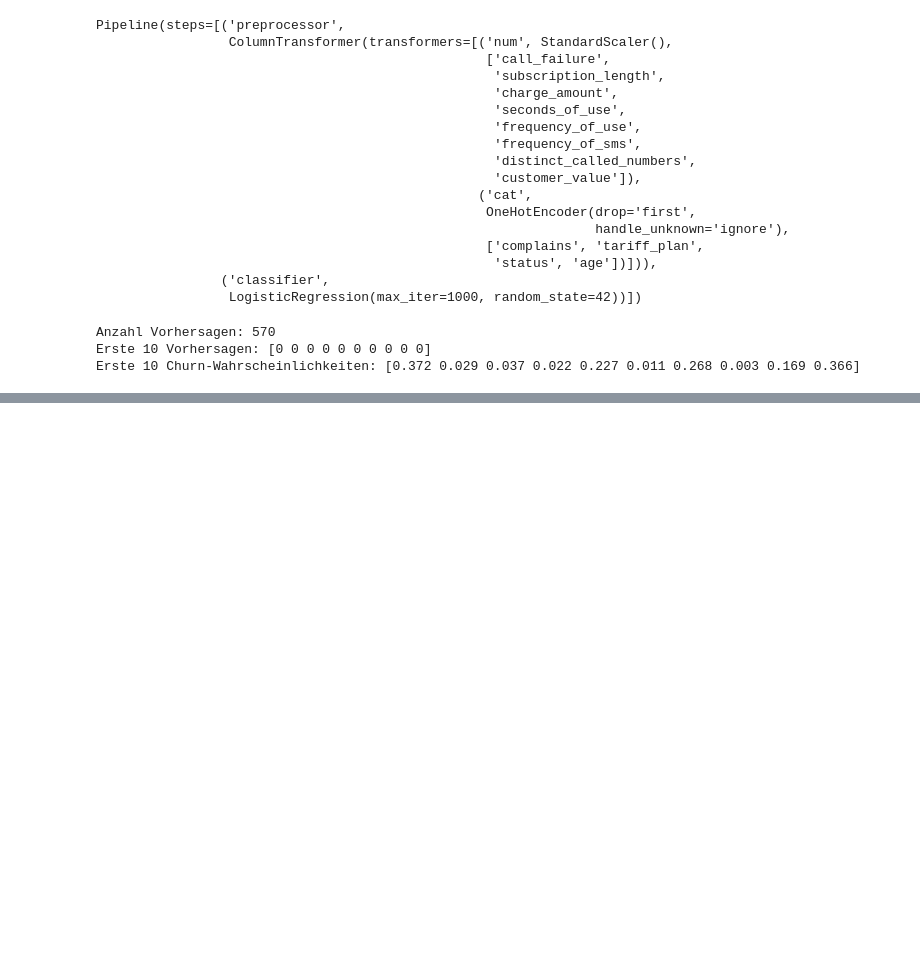
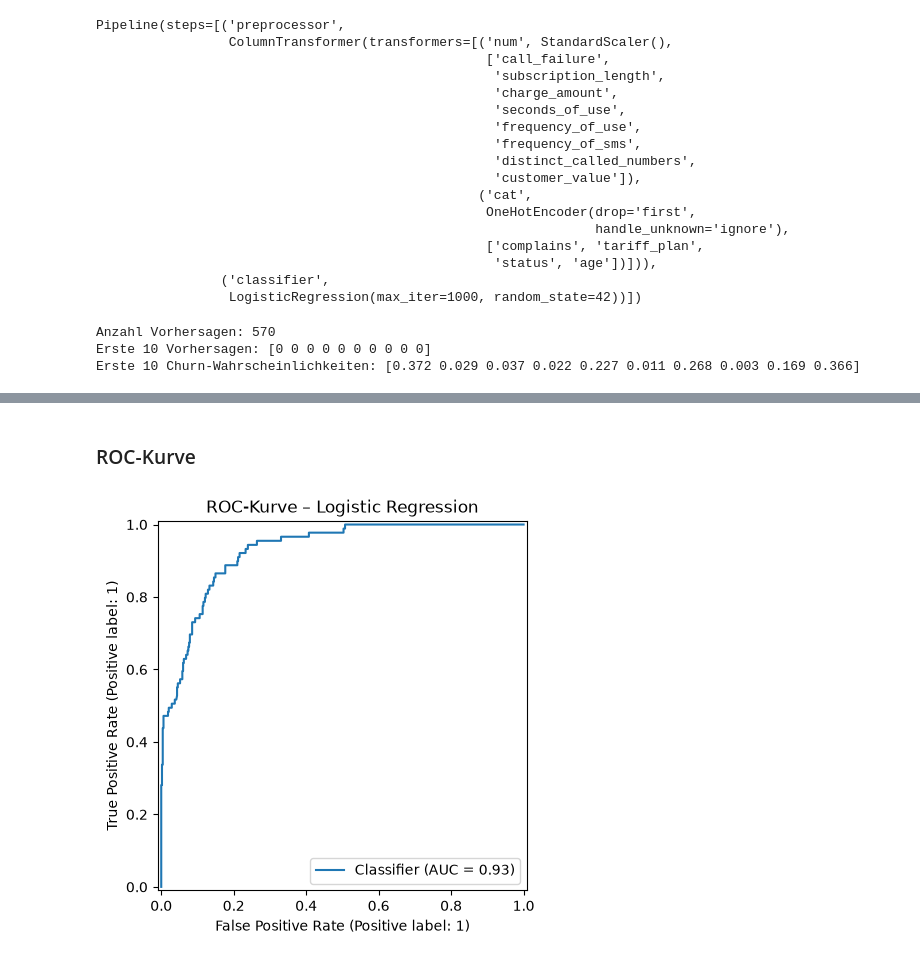
Before and after one commit to selma1405/telecom-customer-churn, a Jupyter notebook: notebooks/03_modeling.ipynb, the cells around one changed output, grey strips where cells are left out. Cells and saved outputs as stored; diff of their text form; code cells hidden in the pictures; blank space fills up the shorter version.

```diff
--- a/notebooks/03_modeling.ipynb
+++ b/notebooks/03_modeling.ipynb
@@ -191,0 +260,12 @@ Erste 10 Churn-Wahrscheinlichkeiten: [0.372 0.029 0.037 0.022 0.227 0.011 0.268
+# %% [markdown]
+### ROC-Kurve
+# %%
+RocCurveDisplay.from_predictions(
+    y_test,
+    y_prob_logistic
+)
+
+plt.title("ROC-Kurve – Logistic Regression")
+plt.show()
+# %% [output]
+[figure, added]
```
Also changed, not shown: parts of 8 cells of this notebook.
